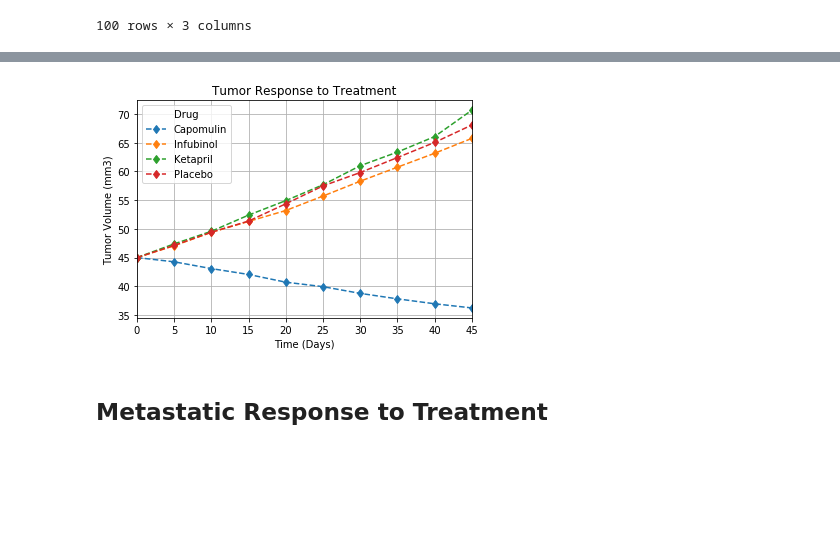
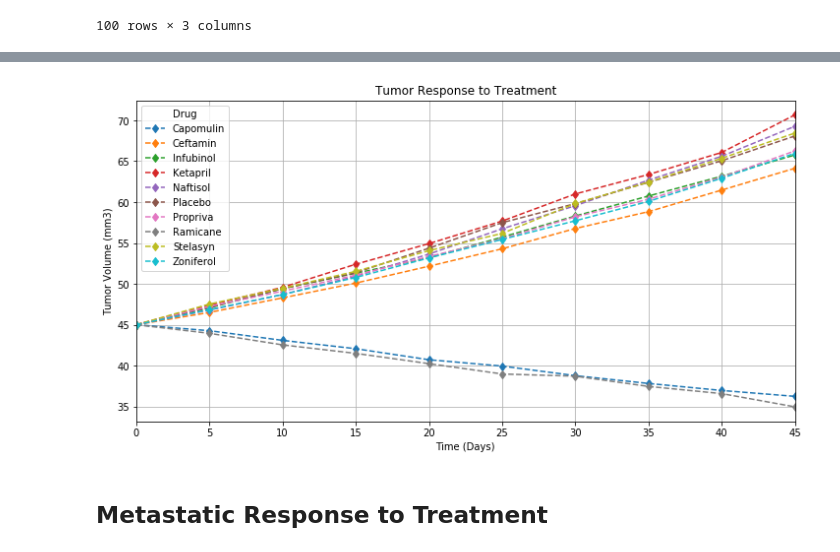
Before and after one commit to perliz77/matplotlib-challenge, a Jupyter notebook: Pymaceuticals/Matplotlib-Challenge.ipynb, the cells around one changed output, grey strips where cells are left out. Cells and saved outputs as stored; diff of their text form; code cells hidden in the pictures; blank space fills up the shorter version.

Commit message:
Add summary bar graph and included all drugs in every plot.

```diff
--- a/Pymaceuticals/Matplotlib-Challenge.ipynb
+++ b/Pymaceuticals/Matplotlib-Challenge.ipynb
@@ -109,19 +109,18 @@ tumor_error_df.head(5)
 | 20 | 0.909731 | 0.359482 | 0.476210 | 0.726484 | 0.595260 | 0.839609 | 0.555181 | 0.786199 | 0.621889 | ... |
 # %%
 #first, create the df for the treatments we are analyzing:(Capomulin, Infubinol, Ketapril, and Placebo)
-tumor_treatment_mean_df = tumor_pivot_df[['Capomulin', 'Infubinol', 'Ketapril', 'Placebo']]
-#tumor_treatment_error_df = tumor_error_df[['Capomulin', 'Infubinol', 'Ketapril', 'Placebo']]
+tumor_treatment_mean_df = tumor_pivot_df[['Capomulin', 'Ceftamin', 'Infubinol','Ketapril','Naftisol', 'Placebo','Propriva', 'Ramicane', 'Stelasyn', 'Zoniferol']]
 # %%
 # Generate the Plot (with Error Bars)
-tumor_treatment_mean_df.plot(kind='line', use_index=True, grid=True, marker='d', linewidth=1.5, linestyle="dashed")
+tumor_treatment_mean_df.plot(kind='line', use_index=True, grid=True, marker='d', linewidth=1.5, linestyle="dashed", figsize = (12, 6))
 
 plt.title('Tumor Response to Treatment')
 plt.xlabel('Time (Days)')
 plt.ylabel('Tumor Volume (mm3)')
 # Save the Figure
 plt.savefig("Tumor Response to Treatment.png")
 # %% [output]
-[figure, old version]
+[figure, new version]
 # %% [markdown]
 ## Metastatic Response to Treatment
 # %%
```
Also changed, not shown: parts of 8 cells of this notebook.
